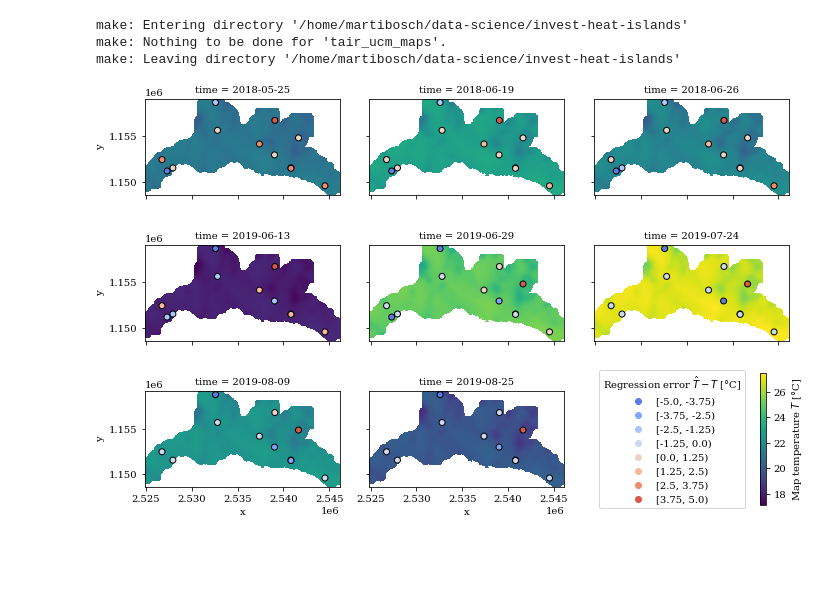
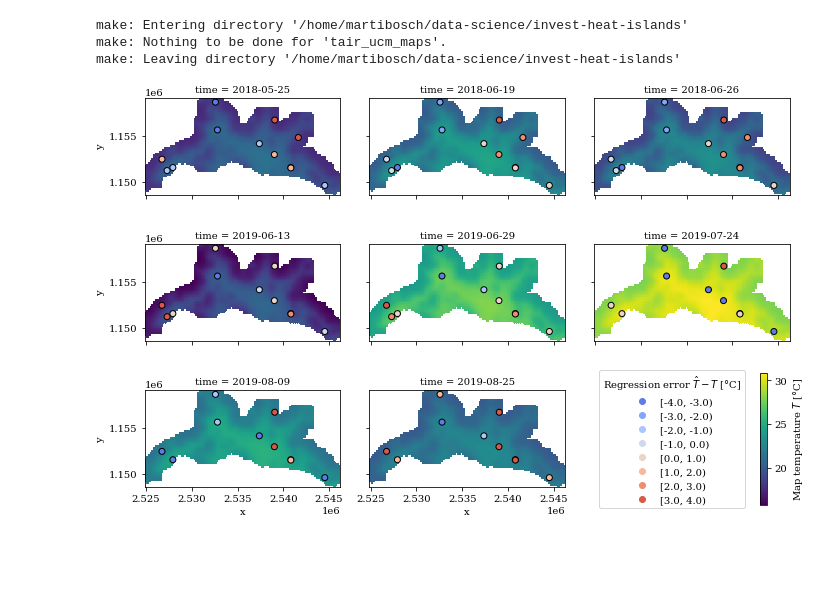
Before and after one commit to martibosch/lausanne-heat-islands, a Jupyter notebook: notebooks/invest-urban-cooling-model.ipynb, the cells around one changed output. Saved outputs shown, nothing was run; the diff lists cells and outputs as text; code cells hidden in the pictures.

```diff
--- a/notebooks/invest-urban-cooling-model.ipynb
+++ b/notebooks/invest-urban-cooling-model.ipynb
@@ -53,16 +32,13 @@ station_location_df = pd.read_csv(station_locations_filepath, index_col=0)
 station_tair_df = pd.read_csv(station_tair_filepath, index_col=0)
 station_tair_df.index = pd.to_datetime(station_tair_df.index)
 
-mw = utils.ModelWrapper(
-    agglom_lulc_filepath,
-    biophysical_table_filepath,
-    ref_et_filepath,
-    aoi_vector_filepath,
-    station_tair_filepath,
-    station_locations_filepath,
-    model_params=model_params)
+ucm_wrapper = invest_utils.UCMWrapper(agglom_lulc_filepath,
+                                      biophysical_table_filepath,
+                                      aoi_vector_filepath, ref_et_filepath,
+                                      station_tair_filepath,
+                                      station_locations_filepath, model_params)
 # %%
-comparison_df = mw.get_comparison_df().dropna()
+comparison_df = ucm_wrapper.get_comparison_df().dropna()
 comparison_df['elev'] = comparison_df['station'].apply(
     lambda stn: station_location_df.loc[stn, 'alt'])
 # %%
@@ -128,7 +102,11 @@ T_ucm_da = mw.predict_T_da()
+# %%
+tair_ucm_filepath = '../data/processed/tair-ucm-maps.nc'
+# %%
+T_ucm_da = xr.open_dataarray(tair_ucm_filepath)
 # %%
-g = plot_utils.plot_T_maps(T_ucm_da,
+g = utils.plot_T_maps(T_ucm_da,
                            station_location_df,
                            comparison_df=comparison_df)
 g.fig.savefig('../reports/figures/invest-ucm-maps.png')
 # %% [output]
-[figure, old version]
+[figure, new version]
```
Also changed, not shown: parts of 9 cells of this notebook, 2 other files.
